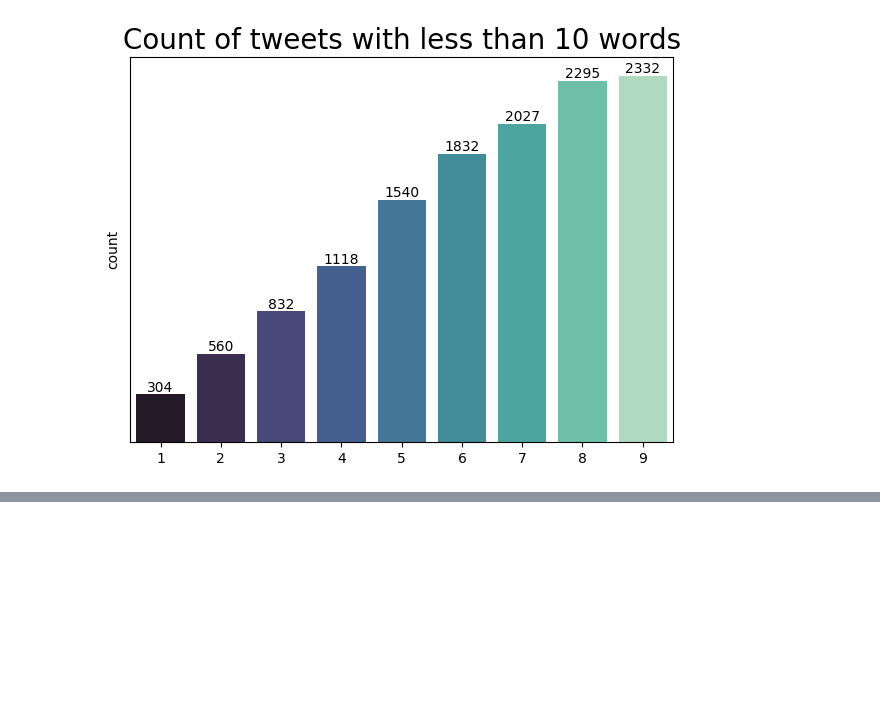
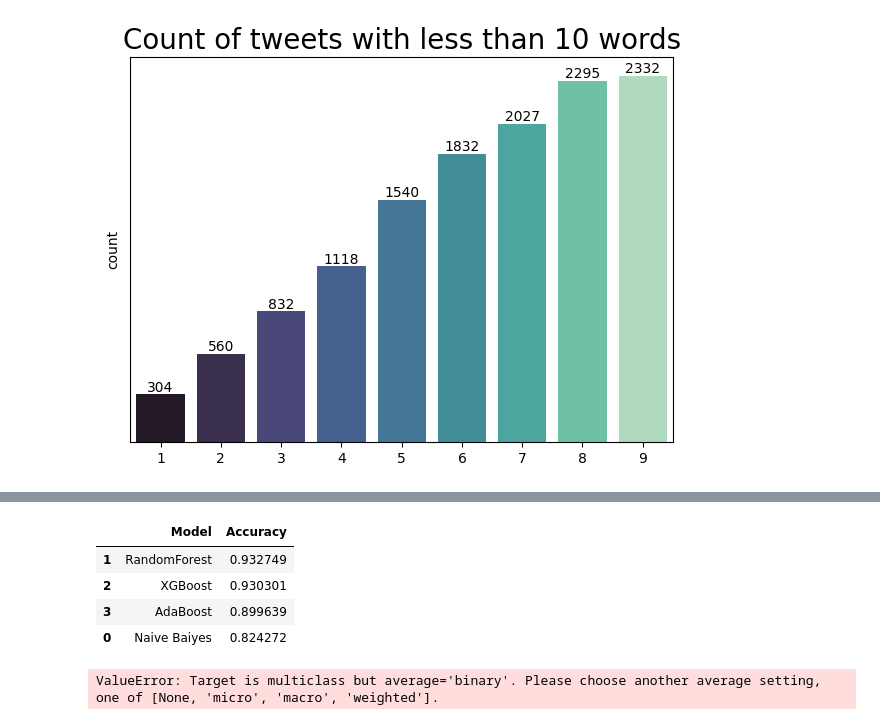
Before and after one commit to ApoKads/Cyberbullying-Detection, a Jupyter notebook: index.ipynb, the cells around one changed output, grey strips where cells are left out. Drawn from its saved outputs; the diff is of its cells as text; code cells hidden in the pictures; blank space fills up the shorter version.

```diff
--- a/index.ipynb
+++ b/index.ipynb
@@ -295,0 +362,3 @@ IndentationError: unindent does not match any outer indentation level (<tokenize
+# %%
+rf_pred = rf_clf.predict(X_test)
+print('Classification Report for Random Forest:\n',classification_report(y_test, rf_pred, target_names=sentiments))
@@ -295,0 +378,15 @@ IndentationError: unindent does not match any outer indentation level (<tokenize
+# %%
+from xgboost import XGBClassifier
+from sklearn.metrics import classification_report, accuracy_score
+
+# Initialize with common parameters
+xgb_clf = XGBClassifier()
+
+# Train
+xgb_clf.fit(X_train, y_train)
+
+# Predict and evaluate
+y_pred_xgb = xgb_clf.predict(X_test)
+print("XGBoost Results:")
+print(classification_report(y_test, y_pred_xgb))
+print(f"Accuracy: {accuracy_score(y_test, y_pred_xgb):.4f}")
@@ -295,0 +408,17 @@ IndentationError: unindent does not match any outer indentation level (<tokenize
+# %%
+from sklearn.ensemble import AdaBoostClassifier
+from sklearn.tree import DecisionTreeClassifier
+
+# Using DecisionTree as base estimator (default is DecisionTree with max_depth=1)
+ada_clf = AdaBoostClassifier(
+
+)
+
+# Train
+ada_clf.fit(X_train, y_train)
+
+# Predict and evaluate
+y_pred_ada = ada_clf.predict(X_test)
+print("\nAdaBoost Results:")
+print(classification_report(y_test, y_pred_ada))
+print(f"Accuracy: {accuracy_score(y_test, y_pred_ada):.4f}")
@@ -295,0 +440,15 @@ IndentationError: unindent does not match any outer indentation level (<tokenize
+# %%
+results = {
+    'Naive Baiyes' : accuracy_score(y_test,nb_pred),
+    'RandomForest': accuracy_score(y_test, rf_pred),
+    'XGBoost': accuracy_score(y_test, y_pred_xgb),
+    'AdaBoost': accuracy_score(y_test, y_pred_ada)
+}
+
+pd.DataFrame(results.items(), columns=['Model', 'Accuracy']).sort_values('Accuracy', ascending=False)
+# %% [output]
+|  | Model | Accuracy |
+| 1 | RandomForest | 0.932749 |
+| 2 | XGBoost | 0.930301 |
+| 3 | AdaBoost | 0.899639 |
+| 0 | Naive Baiyes | 0.824272 |
@@ -295,0 +470,13 @@ IndentationError: unindent does not match any outer indentation level (<tokenize
+# %%
+results = [
+    evaluate_model(y_test, nb_pred, "Naive Bayes"),
+    evaluate_model(y_test, rf_pred, "Random Forest"),
+    evaluate_model(y_test, y_pred_xgb, "XGBoost"),
+    evaluate_model(y_test, y_pred_ada, "AdaBoost")
+]
+
+# Konversi ke DataFrame
+results_df = pd.DataFrame(results).sort_values('F1-Score (Macro)', ascending=False)
+results_df.style.background_gradient(cmap='Blues', subset=['Accuracy', 'F1-Score (Macro)'])
+# %% [output]
+ValueError: Target is multiclass but average='binary'. Please choose another average setting, one of [None, 'micro', 'macro', 'weighted'].
```
Also changed, not shown: parts of 15 cells of this notebook.
